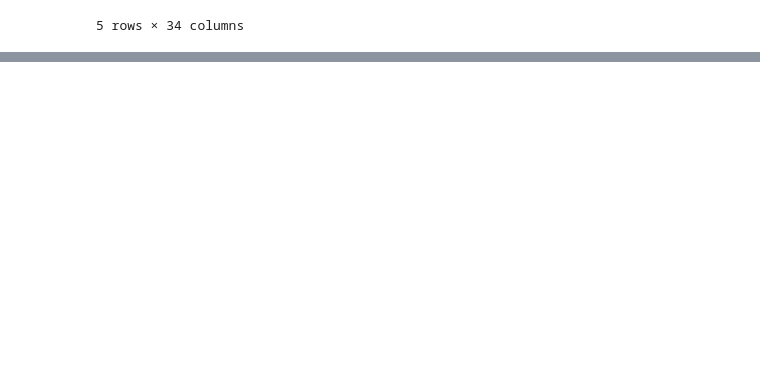
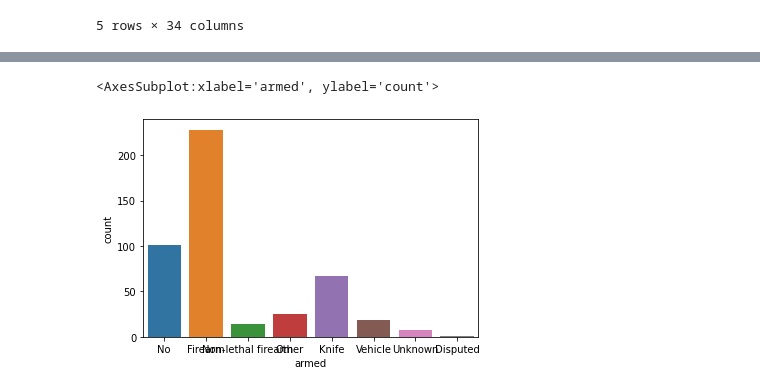
Before and after one commit to DavidOloyede/police-killings, a Jupyter notebook: dataexplore.ipynb, the cells around one changed output, grey strips where cells are left out. Saved outputs shown, nothing was run; the diff lists cells and outputs as text; code cells hidden in the pictures; blank space fills up the shorter version.

```diff
--- a/dataexplore.ipynb
+++ b/dataexplore.ipynb
@@ -100,0 +116,5 @@ plt.show()
+# %%
+sns.countplot(df.armed)
+# %% [output]
+<AxesSubplot:xlabel='armed', ylabel='count'>
+[figure, added]
```
Also changed, not shown: parts of 26 cells of this notebook.
